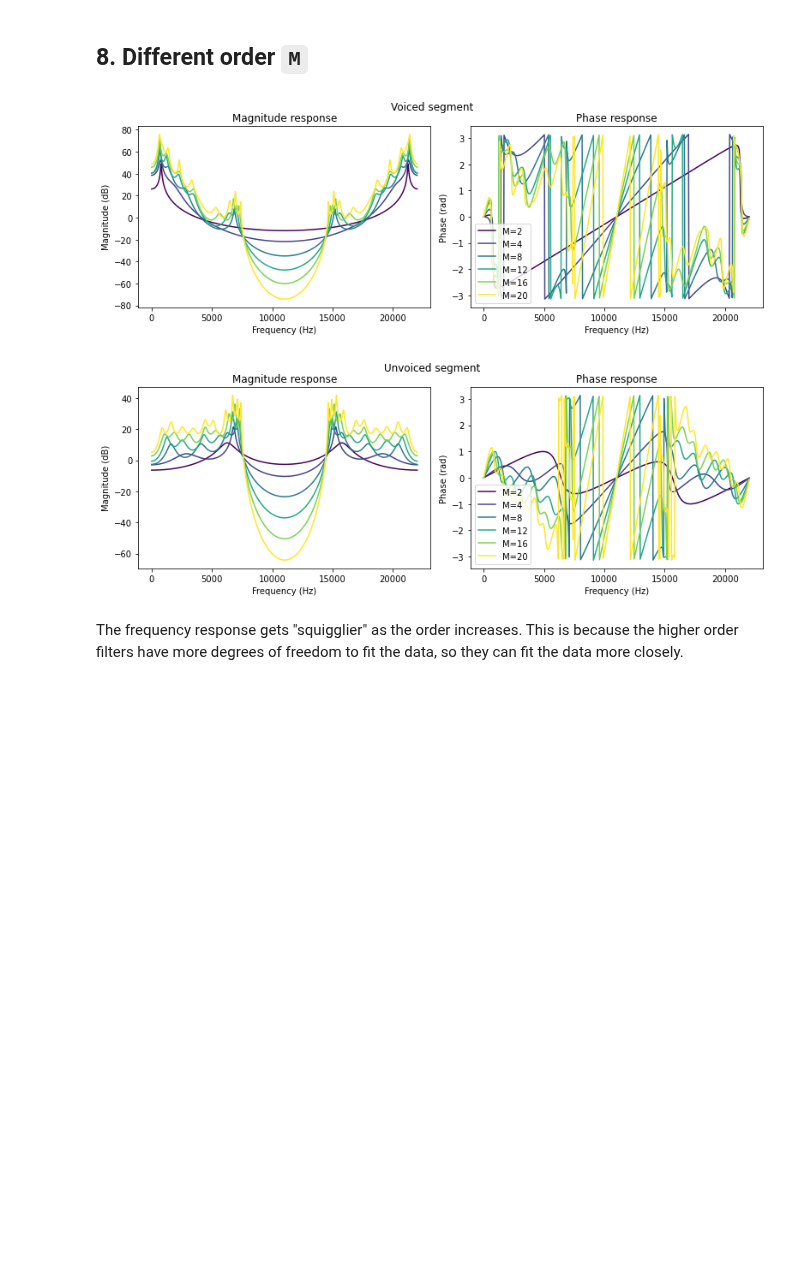
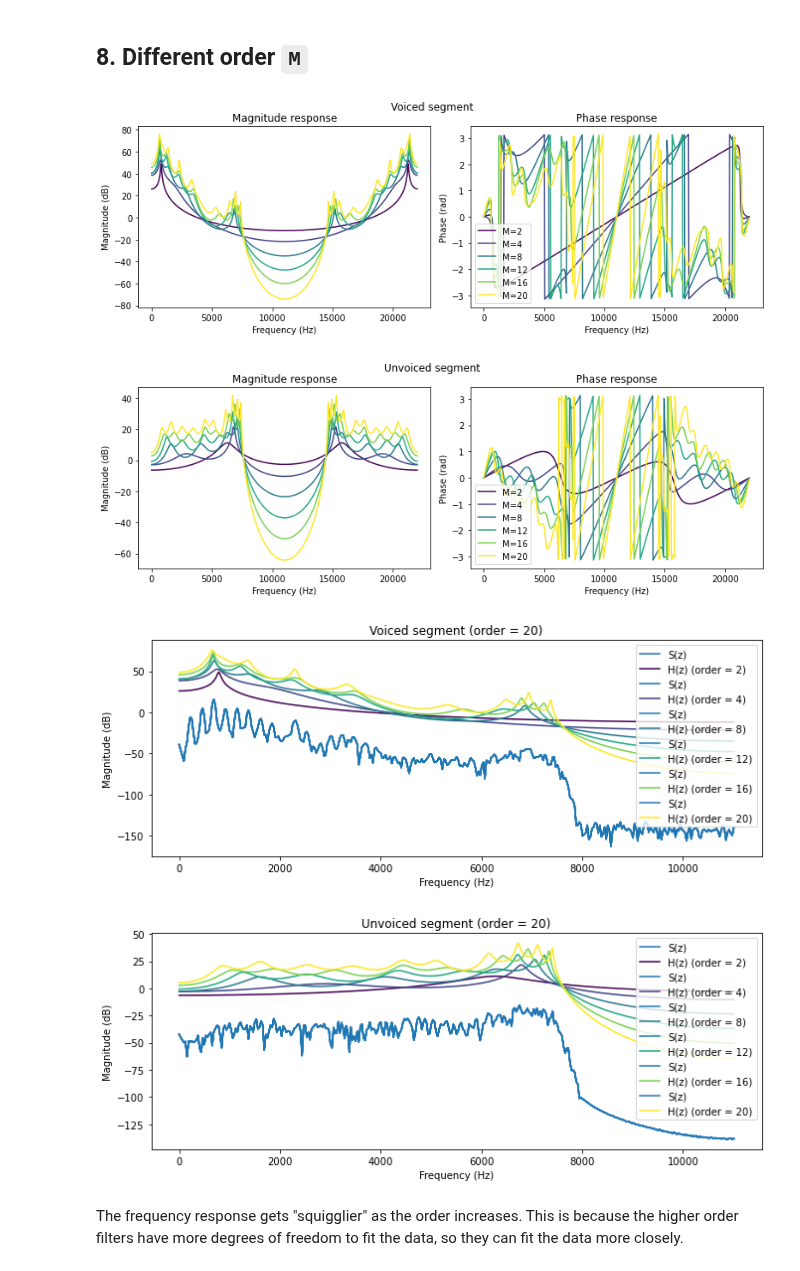
Before and after one commit to iibrahimli/ssp_sose2023, a Jupyter notebook: Exercise3/exercise3.ipynb, the cells around one changed output. Saved outputs shown, nothing was run; the diff lists cells and outputs as text; code cells hidden in the pictures; blank space fills up the shorter version.

```diff
--- a/Exercise3/exercise3.ipynb
+++ b/Exercise3/exercise3.ipynb
@@ -229,38 +237,69 @@ ax.legend();
 # %%
 fig_voiced, axs_voiced = plt.subplots(1, 2)
 fig_unvoiced, axs_unvoiced = plt.subplots(1, 2)
+fig_voiced_dft, axs_voiced_dft = plt.subplots(1, 1)
+fig_unvoiced_dft, axs_unvoiced_dft = plt.subplots(1, 1)
 
 cmap = plt.get_cmap("viridis")
 
 lpc_order = [2, 4, 8, 12, 16, 20]
 
 for i, M in enumerate(lpc_order):
     a_voiced = estimate_filter(voiced_s, M)
     a_unvoiced = estimate_filter(unvoiced_s, M)
 
+    color = cmap(i / (len(lpc_order) - 1))
+
     plot_freq_response(
         voiced_s,
         fs,
         M,
         f"Voiced segment",
         fig_voiced,
         axs_voiced,
-        color=cmap(i / (len(lpc_order) - 1)),
+        color=color,
         label=f"M={M}",
     )
     plot_freq_response(
         unvoiced_s,
         fs,
         M,
         f"Unvoiced segment",
         fig_unvoiced,
         axs_unvoiced,
-        color=cmap(i / (len(lpc_order) - 1)),
+        color=color,
         label=f"M={M}",
     )
+
+    plot_dft(
+        voiced_s,
+        fs,
+        "Voiced segment",
+        a_voiced,
+        fig_voiced_dft,
+        axs_voiced_dft,
+        order=M,
+        color=color,
+    )
+    plot_dft(
+        unvoiced_s,
+        fs,
+        "Unvoiced segment",
+        a_unvoiced,
+        fig_unvoiced_dft,
+        axs_unvoiced_dft,
+        order=M,
+        color=color,
+    )
+
+    handles, labels = plt.gca().get_legend_handles_labels()
+    by_label = dict(zip(labels, handles))
+    plt.legend(by_label.values(), by_label.keys())
 # %% [output]
 [figure]
 [figure]
+[figure, added]
+[figure, added]
 # %% [markdown]
 The frequency response gets "squigglier" as the order increases. This is because the higher order filters have more degrees of freedom to fit the data, so they can fit the data more closely.
 # %% [markdown]
```
Also changed, not shown: parts of 3 cells of this notebook.
